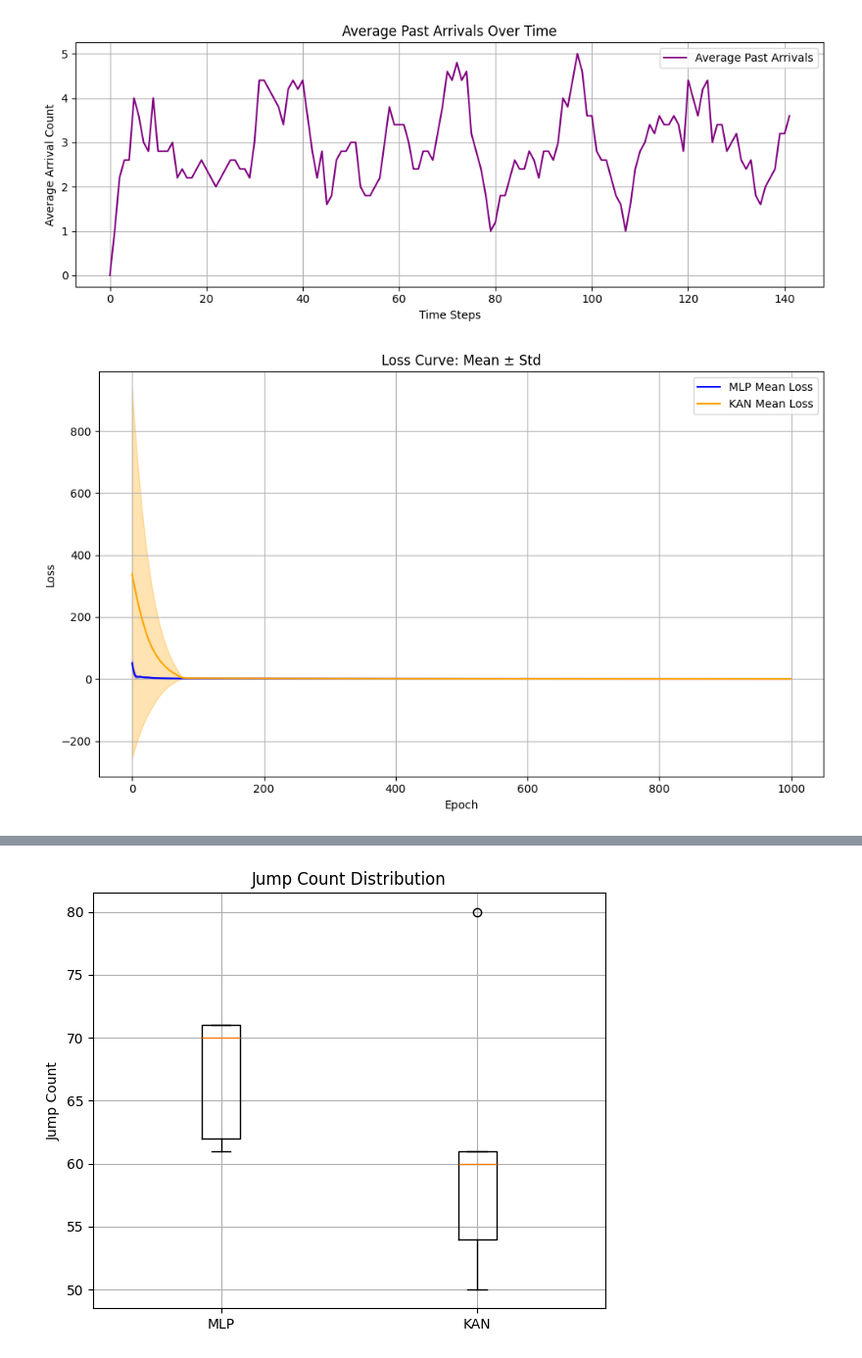
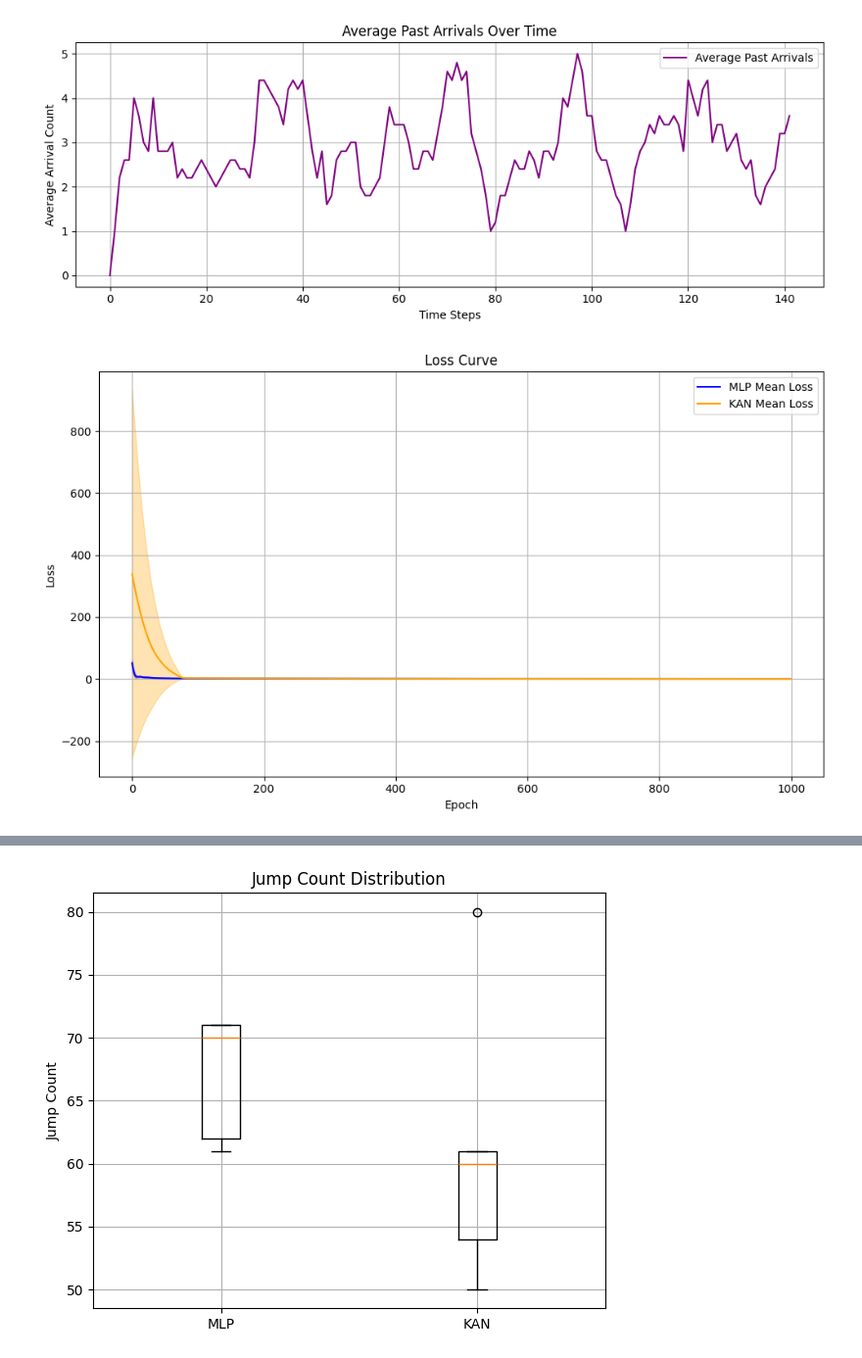
Before and after one commit to arjy143/Neural-Networks-for-Optimisation, a Jupyter notebook: Stochastic Optimisation/Problem 1/Stochastic-problem-1.ipynb, the cells around one changed output, grey strips where cells are left out. Shown at 98% size. Cells and saved outputs as stored; diff of their text form; code cells hidden in the pictures.

```diff
--- a/Stochastic Optimisation/Problem 1/Stochastic-problem-1.ipynb
+++ b/Stochastic Optimisation/Problem 1/Stochastic-problem-1.ipynb
@@ -573,28 +572,28 @@ plt.show()
 # %% [output]
 [figure]
 # %%
-# Plot mean ± std of loss for MLP and KAN
-mlpLossArray = np.array(mlpLossesAll)
-kanLossArray = np.array(kanLossesAll)
+limit = 1000
+mlpLossArray = np.array(mlpLossesAll)[:limit]
+kanLossArray = np.array(kanLossesAll)[:limit]
 
-mlpMeanLoss = np.mean(mlpLossArray, axis=0)
-mlpStdLoss = np.std(mlpLossArray, axis=0)
-kanMeanLoss = np.mean(kanLossArray, axis=0)
-kanStdLoss = np.std(kanLossArray, axis=0)
+mlpMeanLoss = np.mean(mlpLossArray, axis=0)[:limit]
+mlpStdLoss = np.std(mlpLossArray, axis=0)[:limit]
+kanMeanLoss = np.mean(kanLossArray, axis=0)[:limit]
+kanStdLoss = np.std(kanLossArray, axis=0)[:limit]
 
 plt.figure(figsize=(10, 6))
 plt.plot(mlpMeanLoss, label="MLP Mean Loss", color="blue")
 plt.fill_between(range(len(mlpMeanLoss)), mlpMeanLoss - mlpStdLoss, mlpMeanLoss + mlpStdLoss, alpha=0.3, color="blue")
 
 plt.plot(kanMeanLoss, label="KAN Mean Loss", color="orange")
 plt.fill_between(range(len(kanMeanLoss)), kanMeanLoss - kanStdLoss, kanMeanLoss + kanStdLoss, alpha=0.3, color="orange")
 
-plt.title("Loss Curve: Mean ± Std")
+plt.title("Loss Curve")
 plt.xlabel("Epoch")
 plt.ylabel("Loss")
 plt.legend()
 plt.grid(True)
 plt.tight_layout()
 plt.show()
 # %% [output]
-[figure, old version]
+[figure, new version]
```
Also changed, not shown: parts of 7 cells of this notebook.
